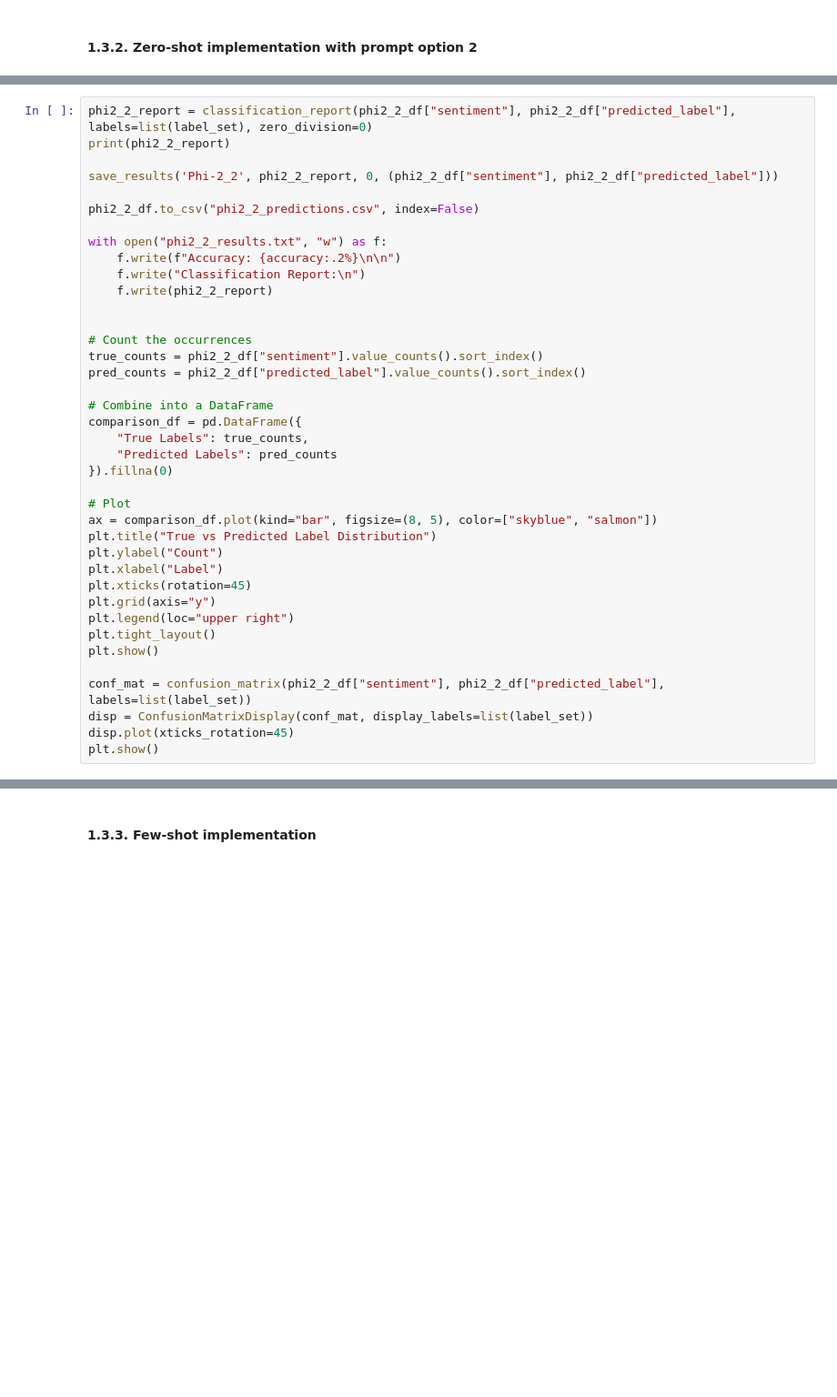
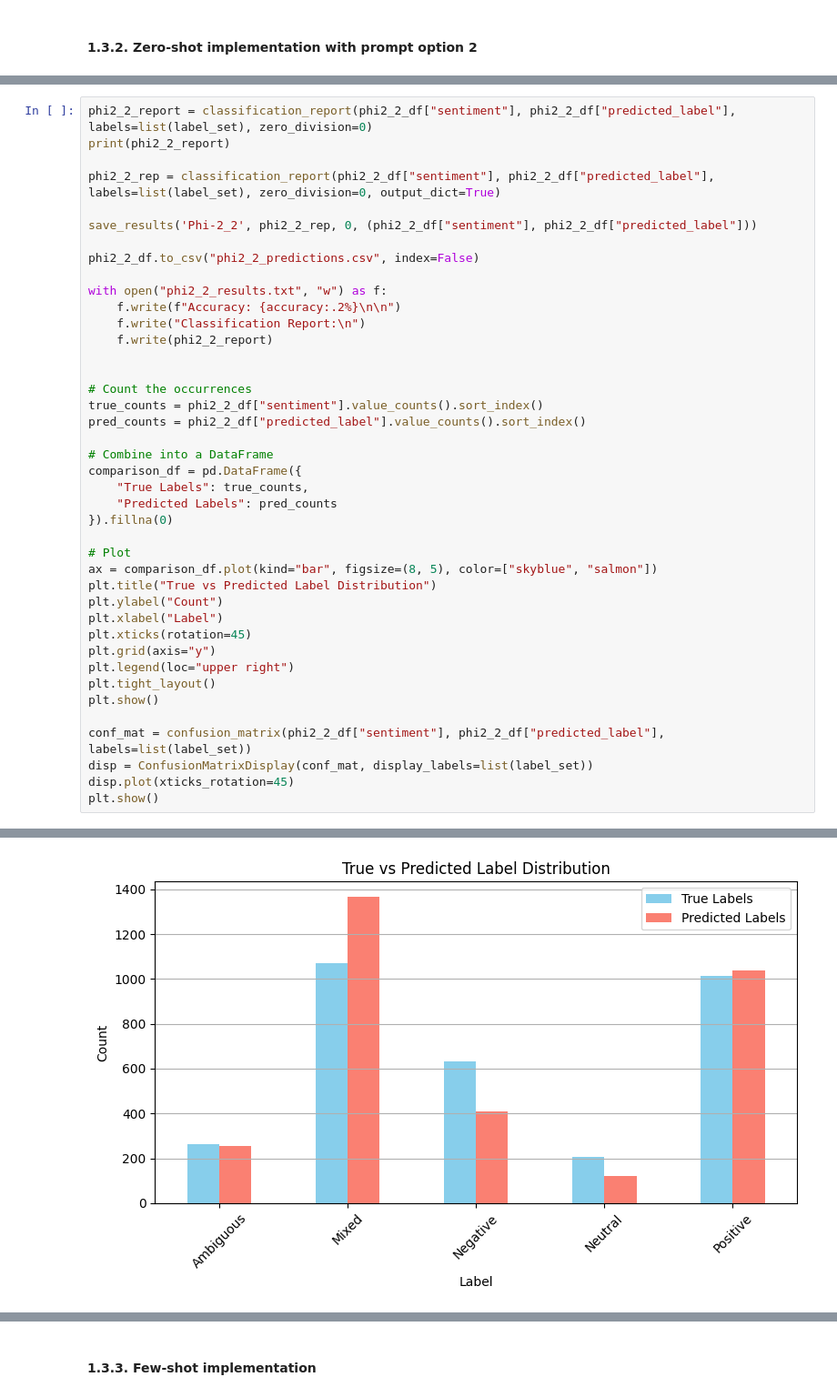
Before and after one commit to franciscoribeiro2003/Emotion_Classifier, a Jupyter notebook: notebooks/05-prompt-classification.ipynb, the cells around one changed output, grey strips where cells are left out. Shown at 91% size. Cells and saved outputs as stored; diff of their text form; blank space fills up the shorter version.

```diff
--- a/notebooks/05-prompt-classification.ipynb
+++ b/notebooks/05-prompt-classification.ipynb
@@ -507,7 +551,9 @@ Device set to use mps
 phi2_2_report = classification_report(phi2_2_df["sentiment"], phi2_2_df["predicted_label"], labels=list(label_set), zero_division=0)
 print(phi2_2_report)
 
-save_results('Phi-2_2', phi2_2_report, 0, (phi2_2_df["sentiment"], phi2_2_df["predicted_label"]))
+phi2_2_rep = classification_report(phi2_2_df["sentiment"], phi2_2_df["predicted_label"], labels=list(label_set), zero_division=0, output_dict=True)
+
+save_results('Phi-2_2', phi2_2_rep, 0, (phi2_2_df["sentiment"], phi2_2_df["predicted_label"]))
 
 phi2_2_df.to_csv("phi2_2_predictions.csv", index=False)
 
@@ -542,3 +588,4 @@ conf_mat = confusion_matrix(phi2_2_df["sentiment"], phi2_2_df["predicted_label"]
 disp = ConfusionMatrixDisplay(conf_mat, display_labels=list(label_set))
 disp.plot(xticks_rotation=45)
 plt.show()
+# %% [output]
@@ -544,0 +605 @@ plt.show()
+[figure, added]
```
Also changed, not shown: parts of 10 cells of this notebook.
